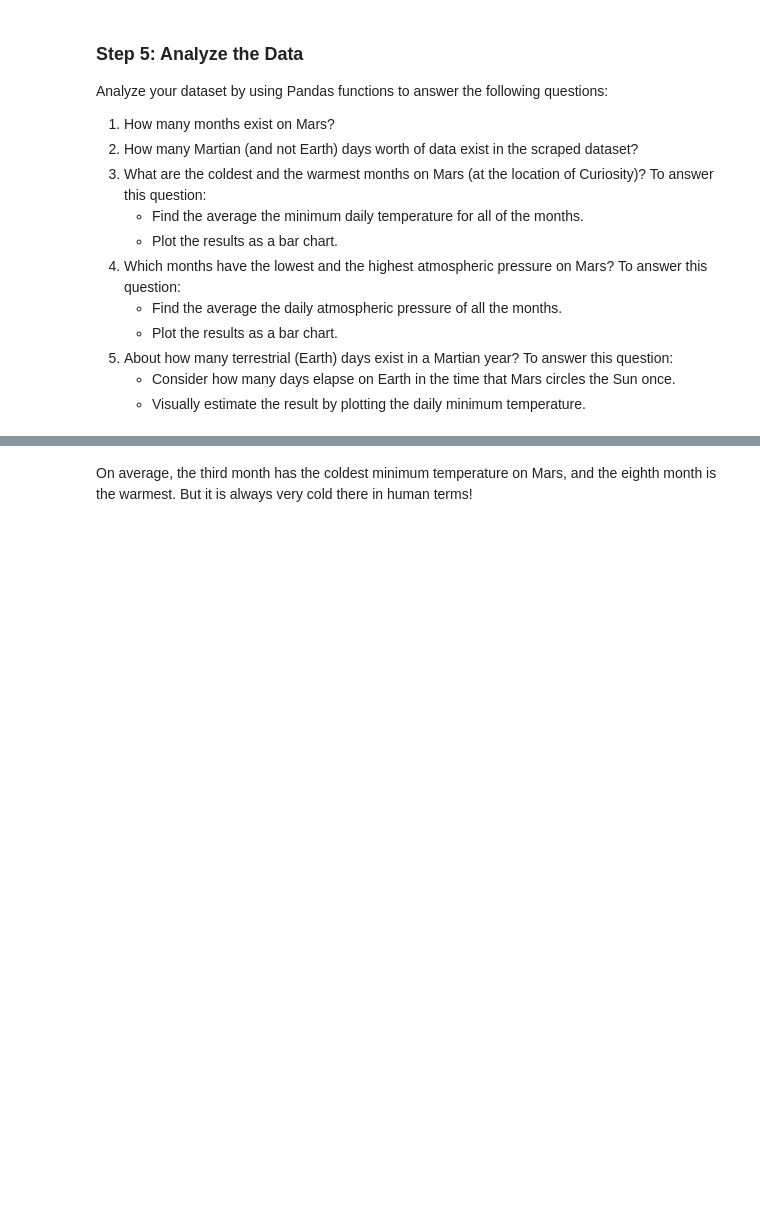
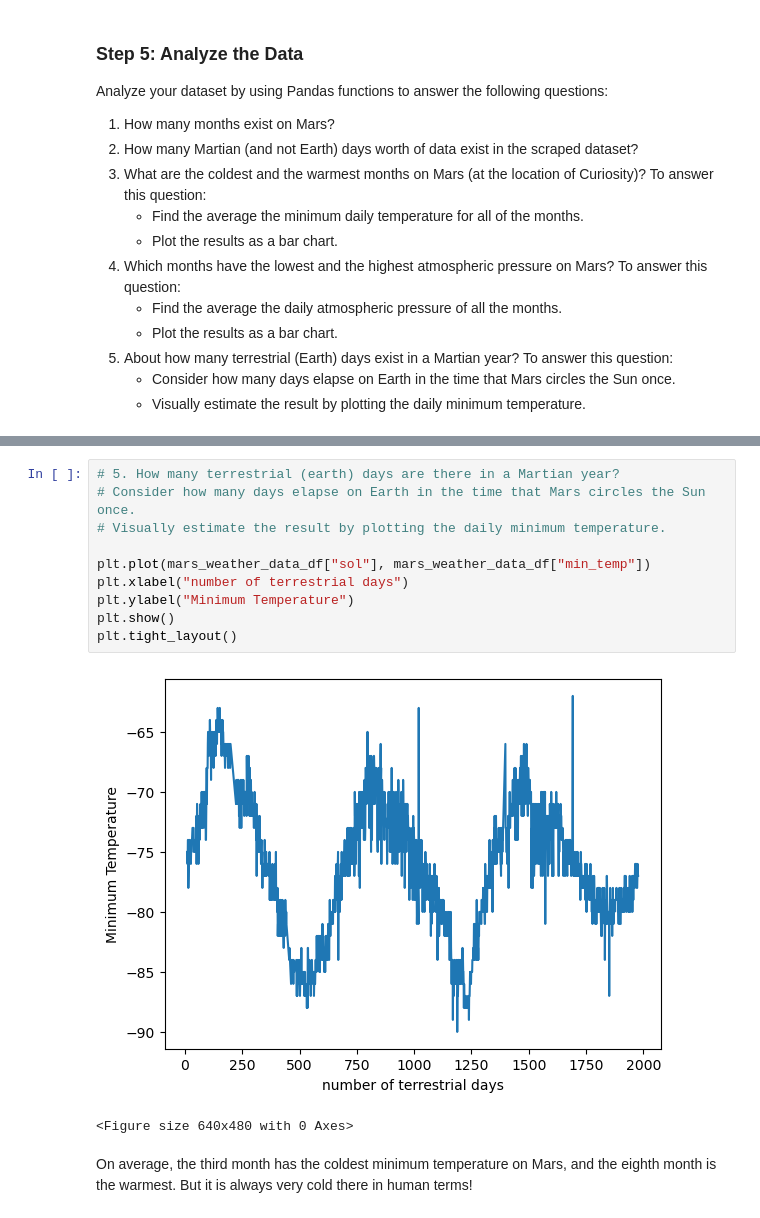
Before and after one commit to ZalakG/mars_Web-Scrapping, a Jupyter notebook: part_2_mars_weather.ipynb, the cells around one changed output, grey strips where cells are left out. Cells and saved outputs as stored; diff of their text form; blank space fills up the shorter version.

```diff
--- a/part_2_mars_weather.ipynb
+++ b/part_2_mars_weather.ipynb
@@ -248,3 +315,16 @@ Name: pressure, dtype: float64
+# %%
+# 5. How many terrestrial (earth) days are there in a Martian year?
+# Consider how many days elapse on Earth in the time that Mars circles the Sun once.
+# Visually estimate the result by plotting the daily minimum temperature.
+
+plt.plot(mars_weather_data_df["sol"], mars_weather_data_df["min_temp"])
+plt.xlabel("number of terrestrial days")
+plt.ylabel("Minimum Temperature")
+plt.show()
+plt.tight_layout()
+# %% [output]
+[figure, added]
+<Figure size 640x480 with 0 Axes>
 # %% [markdown]
 On average, the third month has the coldest minimum temperature on Mars, and the eighth month is the warmest. But it is always very cold there in human terms!
 # %% [markdown]
```
Also changed, not shown: parts of 12 cells of this notebook, 1 other file.
